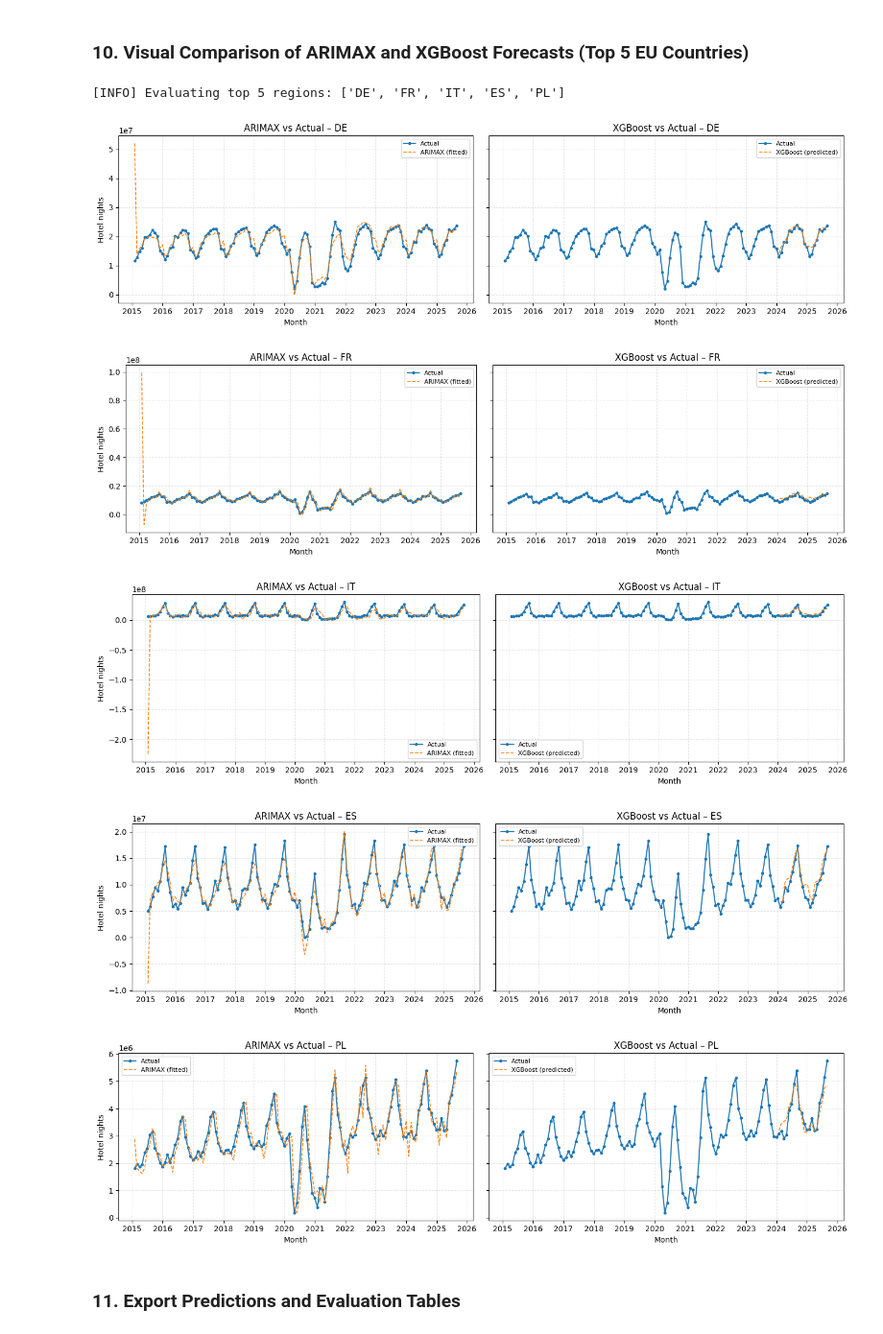
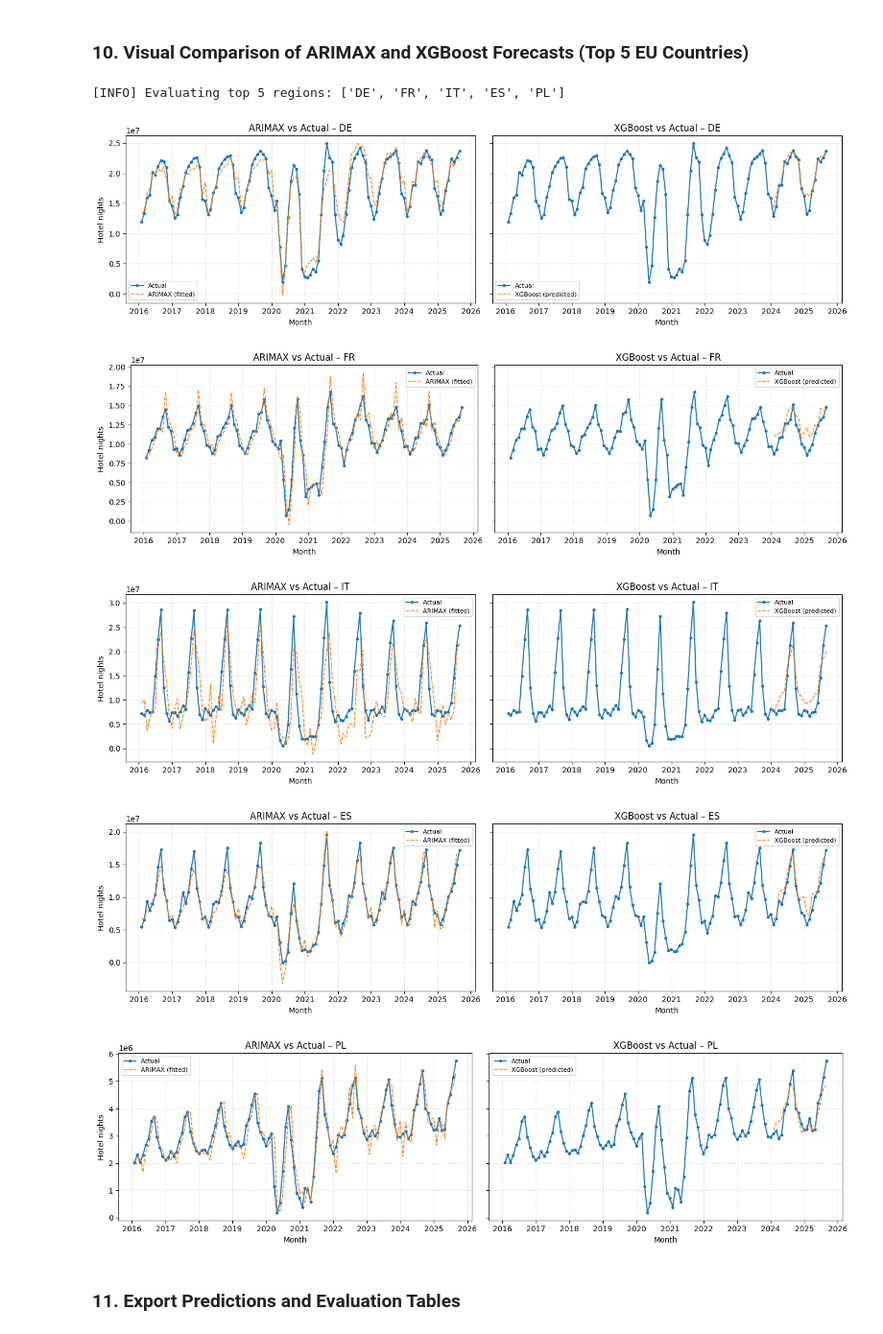
Before and after one commit to gsanaev/forecasting-explaining-hotel-demand-in-eu, a Jupyter notebook: notebooks/02-feature-engineering.ipynb, the cells around one changed output. Shown: that part at 96% size. Cells and saved outputs as stored; diff of their text form; code cells hidden in the pictures.

Commit message:
feat: enhance feature engineering with trimming and clean visuals

```diff
--- a/notebooks/02-feature-engineering.ipynb
+++ b/notebooks/02-feature-engineering.ipynb
@@ -105,15 +73,14 @@ print("✅ Environment setup complete.")
 # %% [markdown]
 ### 1. Load Clean Dataset
 # %%
-# %% ===============================================================
+# %% -----------------------------------------------
 # STEP 1 — LOAD CLEAN DATASET
-# Purpose: Import cleaned hotel-demand panel for feature engineering and modeling.
-# ===============================================================
+# -----------------------------------------------
 
 DATA_PATH = DATA_PROCESSED / "hotel_clean.csv"
+df = pd.read_csv(DATA_PATH, parse_dates=["month"])
 
-df = pd.read_csv(DATA_PATH, parse_dates=["month"])
-df = df.sort_values(["region", "month"]).reset_index(drop=True)
-print(f"[INFO] Loaded dataset with shape: {df.shape}")
-df.head()
+print(f"✅ Dataset loaded: {df.shape[0]:,} rows × {df.shape[1]} columns")
+print(f"📅 Range: {df['month'].min().strftime('%Y-%m')} → {df['month'].max().strftime('%Y-%m')}")
+print(f"🌍 Countries: {df['region'].nunique()}")
 # %% [output]
@@ -219,8 +177,9 @@ df[["region", "month", "nights_spent", "yhat_naive"]].tail()
 #   - outputs/models/arimax/arimax_<country>.pkl
 # -----------------------------------------------
 
+np.random.seed(42)
+
 arimax_exog = ["gdp", "unemployment_rate", "turnover_index", "hicp_index", "covid_cases"]
-
 df["yhat_arimax"] = np.nan
 regions = df["region"].unique()
 
@@ -229,37 +188,25 @@ for country in regions:
     y = subset["nights_spent"]
     X = subset[arimax_exog]
 
-    # Skip if too much missing data
+    # Skip countries with too much missing data
     if y.isna().sum() > len(y) * 0.5:
         continue
 
     try:
-        # --- Fit ARIMAX model ---
         model = SARIMAX(
-            y,
-            order=(1, 1, 1),
-            exog=X,
+            y, exog=X, order=(1,1,1),
             enforce_stationarity=False,
             enforce_invertibility=False
         )
         res = model.fit(disp=False)
-
-        # --- Store fitted values ---
         df.loc[subset.index, "yhat_arimax"] = res.fittedvalues
 
-        # --- Save fitted model quietly ---
-        model_path = MODELS_ARIMAX / f"arimax_{country}.pkl"
-        joblib.dump(res, model_path)
+        # Save fitted model (quietly)
+        joblib.dump(res, MODELS_ARIMAX / f"arimax_{country}.pkl")
 
     except Exception as e:
         print(f"⚠️ {country}: model failed ({e})")
         continue
 
-# --- Save combined predictions ---
-ARIMAX_PATH = REPORTS / "hotel_forecasts_arimax.csv"
-df[["region", "month", "nights_spent", "yhat_arimax"]].to_csv(ARIMAX_PATH, index=False)
-
-# --- Final summary message ---
-print(f"💾 ARIMAX forecasts saved → {ARIMAX_PATH.resolve()}")
-print(f"✅ ARIMAX models saved to folder: {MODELS_ARIMAX.resolve()}")
+print(f"✅ ARIMAX models saved to: {MODELS_ARIMAX.resolve()}")
 # %% [output]
@@ -466,6 +404,9 @@ print(f"[INFO] Evaluating top 5 regions: {list(top_regions)}")
 # --- Plot for each country ---
 for c in top_regions:
     subset = df.query("region == @c").sort_values("month")
+
+    # ✅ Trim unstable early ARIMAX initialization period for cleaner visualization
+    subset = subset[subset["month"] >= "2016-01-01"]
 
     fig, axes = plt.subplots(1, 2, figsize=(14, 4), sharey=True)
 
@@ -480,38 +421,38 @@ for c in top_regions:
     )
     axes[0].set_title(f"ARIMAX vs Actual – {c}")
     axes[0].set_xlabel("Month")
     axes[0].set_ylabel("Hotel nights")
     axes[0].legend(fontsize=8)
     axes[0].grid(alpha=0.3, linestyle="--")
     axes[0].xaxis.set_major_locator(mdates.YearLocator())
     axes[0].xaxis.set_major_formatter(mdates.DateFormatter("%Y"))
 
     # --- Right plot: XGBoost ---
     axes[1].plot(
         subset["month"], subset["nights_spent"],
         label="Actual", marker="o", markersize=3, lw=1.5
     )
     axes[1].plot(
         subset["month"], subset["yhat_xgb"],
         label="XGBoost (predicted)", linestyle="--", lw=1.2
     )
     axes[1].set_title(f"XGBoost vs Actual – {c}")
     axes[1].set_xlabel("Month")
     axes[1].legend(fontsize=8)
     axes[1].grid(alpha=0.3, linestyle="--")
     axes[1].xaxis.set_major_locator(mdates.YearLocator())
     axes[1].xaxis.set_major_formatter(mdates.DateFormatter("%Y"))
 
     plt.tight_layout()
 
     plt.show()
 # %% [output]
 [INFO] Evaluating top 5 regions: ['DE', 'FR', 'IT', 'ES', 'PL']
-[figure, old version]
+[figure, new version]
-[figure, old version]
+[figure, new version]
-[figure, old version]
+[figure, new version]
-[figure, old version]
+[figure, new version]
-[figure, old version]
+[figure, new version]
 # %% [markdown]
 ### 11. Export Predictions and Evaluation Tables
 # %%
```
Also changed, not shown: parts of 7 cells of this notebook.
